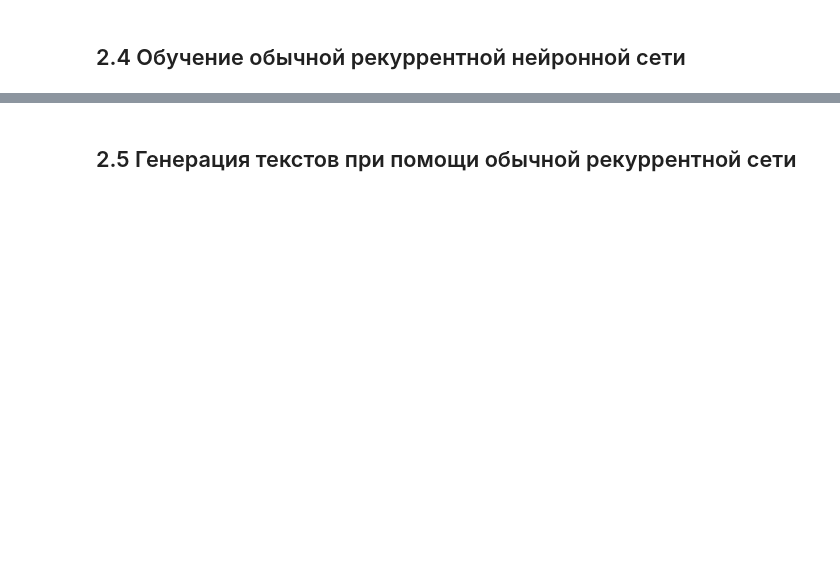
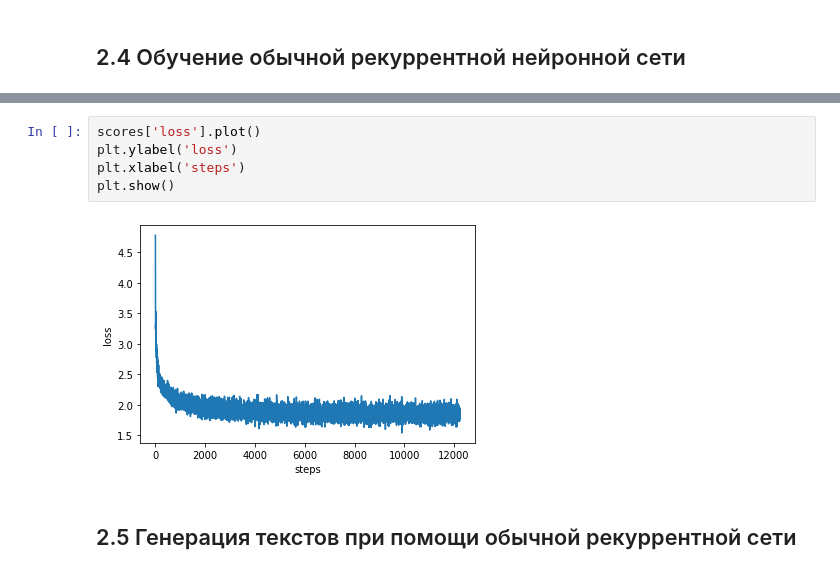
Before and after one commit to DarthBarada/MachineLearning, a Jupyter notebook: hw03/hw_03.ipynb, the cells around one changed output, grey strips where cells are left out. Saved outputs shown, nothing was run; the diff lists cells and outputs as text; blank space fills up the shorter version.

```diff
--- a/hw03/hw_03.ipynb
+++ b/hw03/hw_03.ipynb
@@ -566,2 +768,9 @@ plt.show()
+# %%
+scores['loss'].plot()
+plt.ylabel('loss')
+plt.xlabel('steps')
+plt.show()
+# %% [output]
+[figure, added]
 # %% [markdown]
 ## 2.5 Генерация текстов при помощи обычной рекуррентной сети
```
Also changed, not shown: parts of 38 cells of this notebook, 1 other file.
